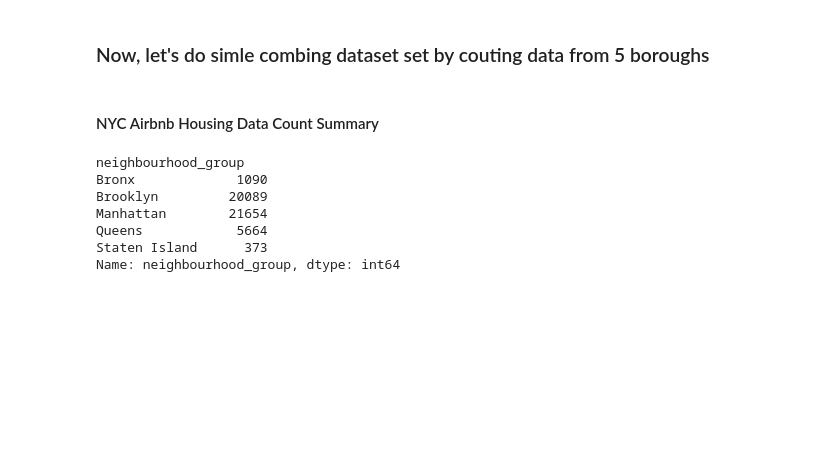
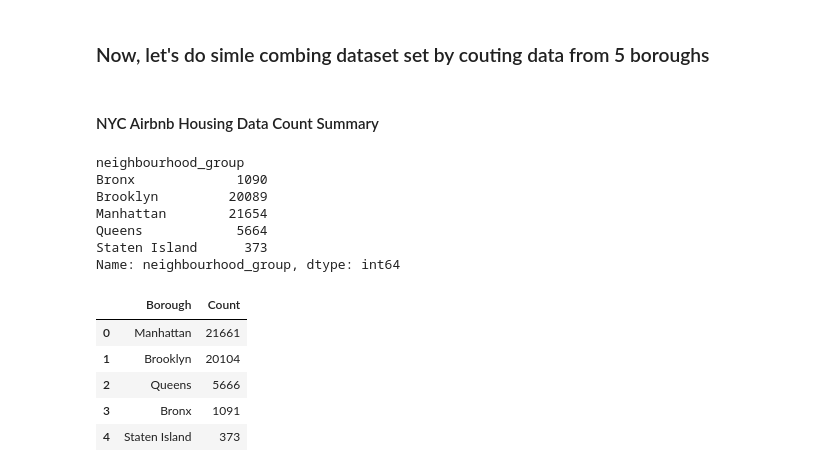
Before and after one commit to ZipCodeCore/DataEngineering.Labs.AirflowProject, a Jupyter notebook: jupyter_nb/nyc_abb_vis2022.ipynb, the cells around one changed output. Drawn from its saved outputs; the diff is of its cells as text; code cells hidden in the pictures; blank space fills up the shorter version.

```diff
--- a/jupyter_nb/nyc_abb_vis2022.ipynb
+++ b/jupyter_nb/nyc_abb_vis2022.ipynb
@@ -206,3 +206,23 @@ Manhattan        21654
 Queens            5664
 Staten Island      373
 Name: neighbourhood_group, dtype: int64
+# %%
+# SELECT TOP 35 neighbourhood, count(*) FROM nyc_abb
+# GROUP BY neighbourhood_group
+# ORDER BY COUNT(*) DESC
+abb_mysql_df_top35 = connection.execute('SELECT neighbourhood_group, COUNT(*) \
+                                     FROM airflow_project.nyc_abb \
+                                       GROUP BY neighbourhood_group \
+                                     ORDER BY COUNT(*) DESC')
+# %%
+abb_mysql_df_top35 = [row for row in abb_mysql_df_top35]
+abb_mysql_df_top35 = pd.DataFrame.from_records(abb_mysql_df_top35)
+abb_mysql_df_top35.columns = [['Borough', 'Count']]
+abb_mysql_df_top35
+# %% [output]
+|  | Borough | Count |
+| 0 | Manhattan | 21661 |
+| 1 | Brooklyn | 20104 |
+| 2 | Queens | 5666 |
+| 3 | Bronx | 1091 |
+| 4 | Staten Island | 373 |
```
